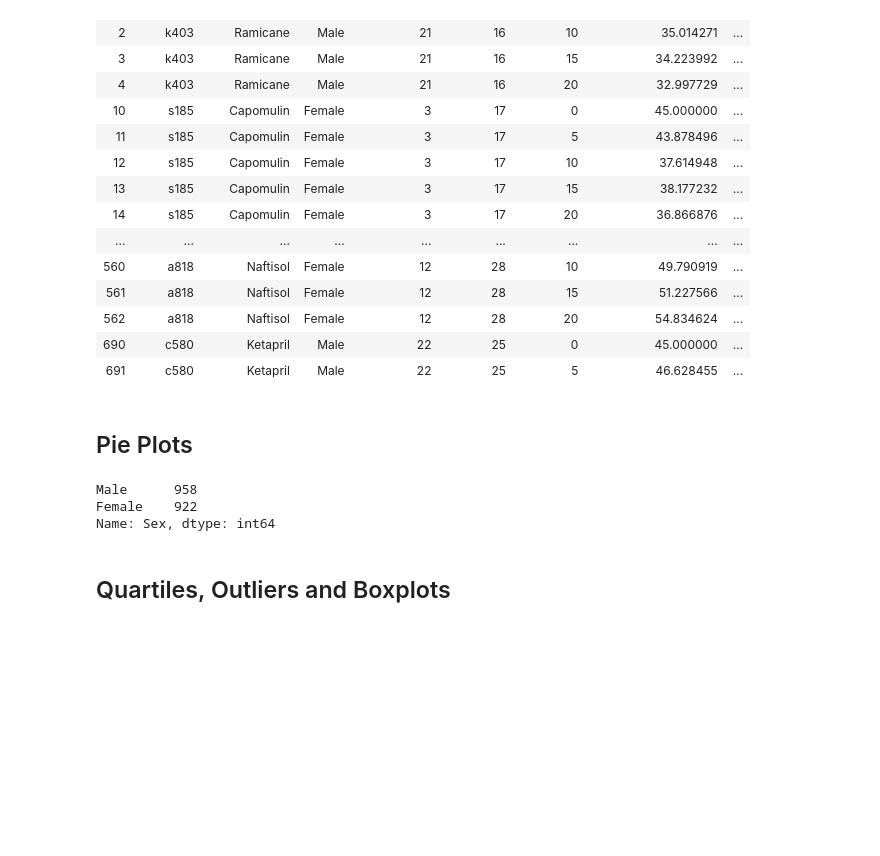
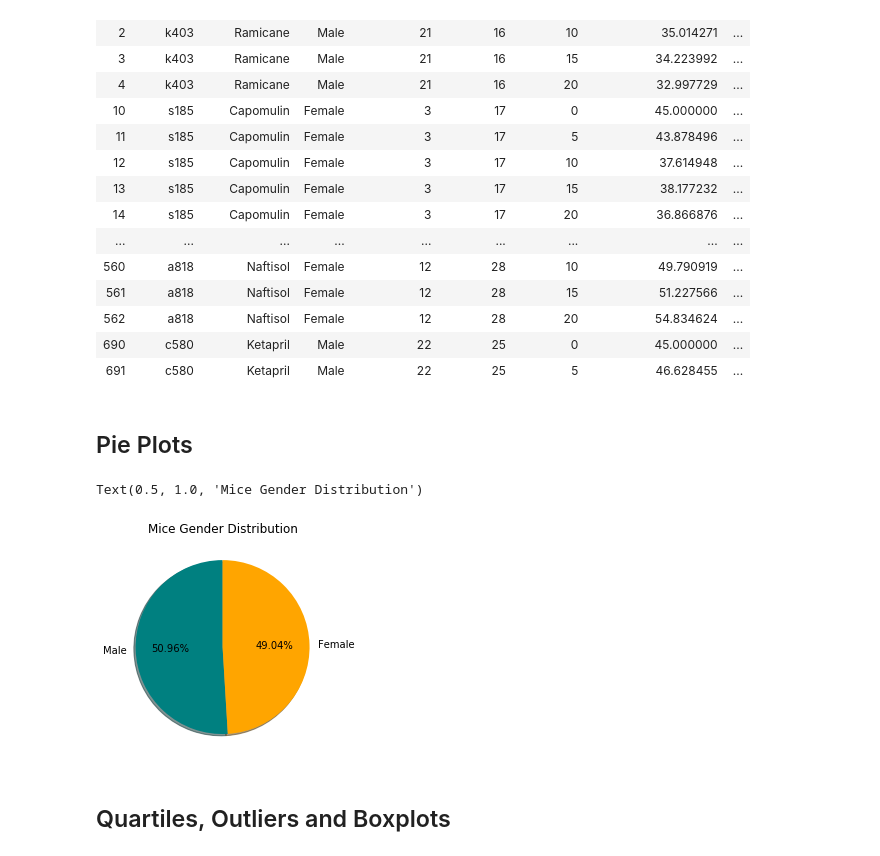
Before and after one commit to joshuadanielp/05-Matplotlib, a Jupyter notebook: Instructions/Pymaceuticals/pymaceuticals_starter.ipynb, the cells around one changed output. Drawn from its saved outputs; the diff is of its cells as text; code cells hidden in the pictures; blank space fills up the shorter version.

```diff
--- a/Instructions/Pymaceuticals/pymaceuticals_starter.ipynb
+++ b/Instructions/Pymaceuticals/pymaceuticals_starter.ipynb
@@ -145,23 +145,20 @@ regimen_df.head()
 # %%
 # Generate a pie plot showing the distribution of female versus male mice using pandas
 # Groupby mouse gender
 gender_df = clean_data["Sex"].value_counts()
 
 # Labels for the sections of our pie chart
-labels = ["Humans", "Smurfs", "Hobbits", "Ninjas"]
-
-# The values of each section of the pie chart
-sizes = [220, 95, 80, 100]
+labels = ["Male", "Female"]
 
 # The colors of each section of the pie chart
-colors = ["blue", "orange"]
+colors = ["teal", "orange"]
 
-plt.pie(sizes, explode=explode, labels=labels, colors=colors,
-        autopct="%1.1f%%", shadow=True, startangle=140)
+plt.pie(gender_df, labels=labels, colors=colors,
+        autopct="%1.2f%%", shadow=True, startangle=90)
+plt.title("Mice Gender Distribution")
 # %% [output]
-Male      958
-Female    922
-Name: Sex, dtype: int64
+Text(0.5, 1.0, 'Mice Gender Distribution')
+[figure, added]
 # %%
 # Generate a pie plot showing the distribution of female versus male mice using pyplot
 # %% [markdown]
```
